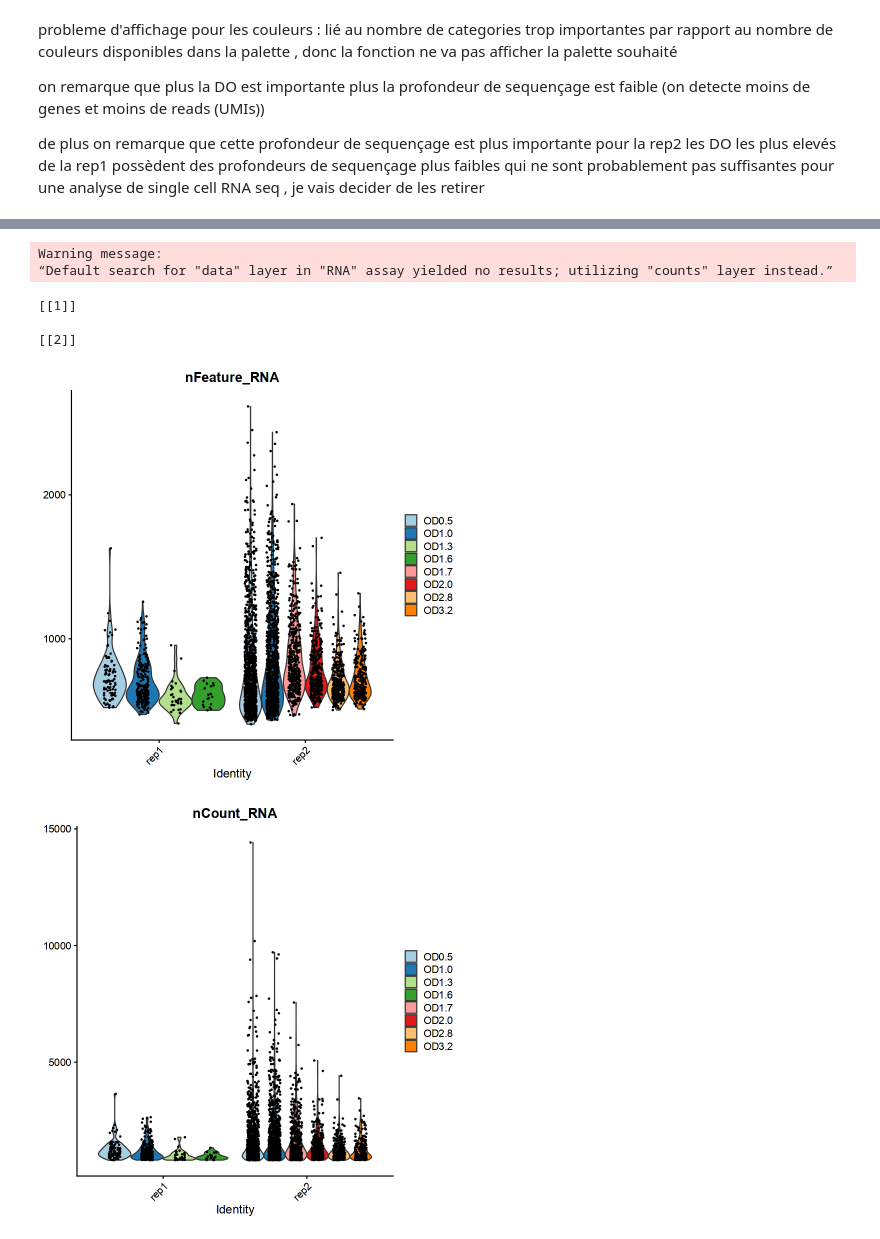
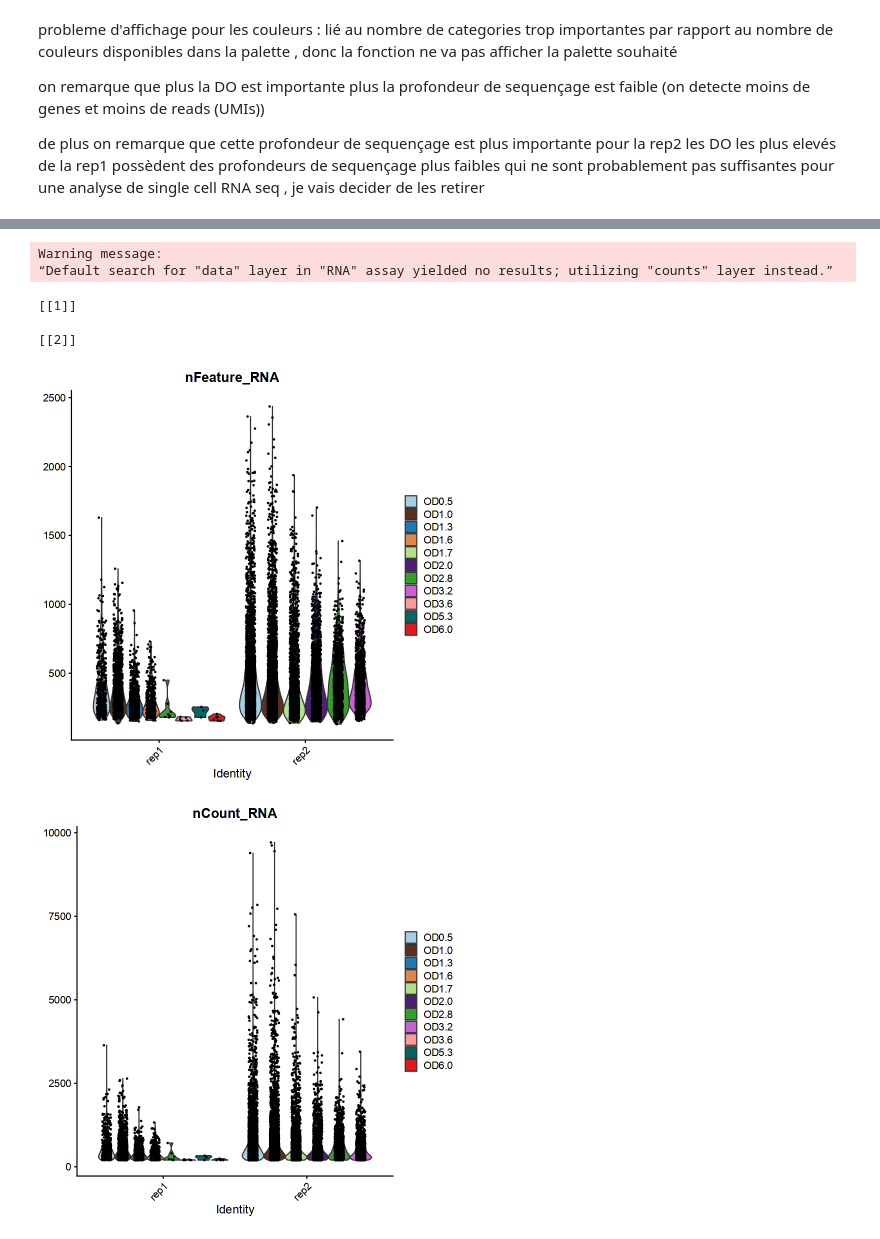
Before and after one commit to vgoupille/DOL_scRNAseq, a Jupyter notebook: 7_Article/script/script_Val/5_Normalisation_and_other.ipynb, the cells around one changed output, grey strips where cells are left out. Cells and saved outputs as stored; diff of their text form; code cells hidden in the pictures.

```diff
--- a/7_Article/script/script_Val/5_Normalisation_and_other.ipynb
+++ b/7_Article/script/script_Val/5_Normalisation_and_other.ipynb
@@ -271,13 +341,24 @@ les DO les plus elevés de la rep1 possèdent des profondeurs de sequençage plu
 
 subset(seurat_obj_f,
     subset =
-        nFeature_RNA > 200 # au moins 200 gènes exprimés par cellule
+        # nFeature_RNA > 200 # au moins 200 gènes exprimés par cellule est probablement trop restrictif
         #& nFeature_RNA < 6000 # au max 6000 gènes exprimés par cellule ( de toute façon, on a max 2615 gènes detectés au max dans une cellule unique) et on possède 4422 gènes ARNm (4422 features) donc on ne peut pas avoir plus de 4422 gènes exprimés par cellule
-        & nCount_RNA > 200  # au moins 200 UMIs par cellule
+        #&
+         nCount_RNA > 200  # au moins 200 UMIs par cellule
         & nCount_RNA < 10000 # au max 10000 UMIs par cellule
         )
         # Filtrer les cellules avec un nombre de gènes exprimés entre 200 et 6000 et un nombre d'UMIs entre 800 et 20000
 
-seurat_obj_f2 <- subset(seurat_obj_f, subset = nFeature_RNA > 200 & nFeature_RNA < 6000 & nCount_RNA > 200 & nCount_RNA < 20000) # Filtrer les cellules avec un nombre de gènes exprimés entre 200 et 6000 et un nombre d'UMIs entre 800 et 20000
+seurat_obj_f2 <- subset(seurat_obj_f,
+    subset =
+        # nFeature_RNA > 200 # au moins 200 gènes exprimés par cellule est probablement trop restrictif
+        #& nFeature_RNA < 6000 # au max 6000 gènes exprimés par cellule ( de toute façon, on a max 2615 gènes detectés au max dans une cellule unique) et on possède 4422 gènes ARNm (4422 features) donc on ne peut pas avoir plus de 4422 gènes exprimés par cellule
+        #&
+        nCount_RNA > 200  # au moins 200 UMIs par cellule
+        & nCount_RNA < 10000 # au max 10000 UMIs par cellule
+        )
+        # Filtrer les cellules avec un nombre de gènes exprimés entre 200 et 6000 et un nombre d'UMIs entre 800 et 20000
+
+seurat_obj_f2
 # %% [output]
 An object of class Seurat
@@ -291,39 +407,39 @@ je ne garde plus que
 # %%
 
 VlnPlot(
-  object = seurat_obj,             # Objet Seurat contenant les données à analyser
+  object = seurat_obj_f2,             # Objet Seurat contenant les données à analyser
   features =c("nFeature_RNA", "nCount_RNA"),           # Les caractéristiques à afficher (par exemple, l'expression génique, les scores PC, etc.)
   cols = brewer.pal(8, "Paired"),        # Couleurs à utiliser pour l'affichage
   pt.size = NULL,     # Taille des points (pour les points individuels)
   alpha = 1,          # Transparence des points (valeur entre 0 et 1)
   idents = NULL,      # Classes à inclure dans le graphique (par défaut, toutes les classes sont affichées)
   sort = FALSE,       # Tri des classes d'identité sur l'axe des X selon l'expression moyenne de l'attribut
   assay = NULL,       # Nom de l'assai à utiliser (par défaut, l'assai actif)
   group.by = "rep",    # Groupe (ou couleur) des cellules selon une variable (ex : identifiant d'échantillon)
   split.by = "cond",    # Facteur dans les métadonnées de l'objet pour diviser l'affichage (ex : identité de cellule)
   adjust = 1,         # Paramètre d'ajustement pour la fonction `geom_violin`
   y.max = NULL,       # Valeur maximale de l'axe des Y
   same.y.lims = FALSE, # Appliquer les mêmes limites d'axe Y pour toutes les cellules
   log = FALSE,        # Appliquer une échelle logarithmique à l'axe des Y
   ncol = 2,        # Nombre de colonnes à afficher si plusieurs graphiques sont combinés
  #
   layer = NULL,       # Couche des données à afficher (ex : "counts" ou "data")
   split.plot = FALSE, # Diviser les violons en plusieurs formes pour chaque groupe
   stack = FALSE,      # Empiler les graphiques pour chaque caractéristique sur l'axe X
   combine = FALSE,     # Combiner les graphiques en un seul objet ggplot (FALSE pour une liste de ggplots séparés)
   fill.by = "feature",# Remplir les violons selon la caractéristique ou l'identité
   flip = FALSE,       # Inverser l'orientation du graphique (identités sur l'axe des X)
   add.noise = TRUE,   # Ajouter un petit bruit pour la visualisation des points
   raster = NULL       # Convertir les points en format raster (nécessite l'installation de 'ggrastr')
 )
 # %% [output]
 Warning message:
 “Default search for "data" layer in "RNA" assay yielded no results; utilizing "counts" layer instead.”
 [[1]]
 
 [[2]]
-[figure, old version]
+[figure, new version]
-[figure, old version]
+[figure, new version]
 # %%
 
 VlnPlot(
```
Also changed, not shown: parts of 18 cells of this notebook, 2 other files.
